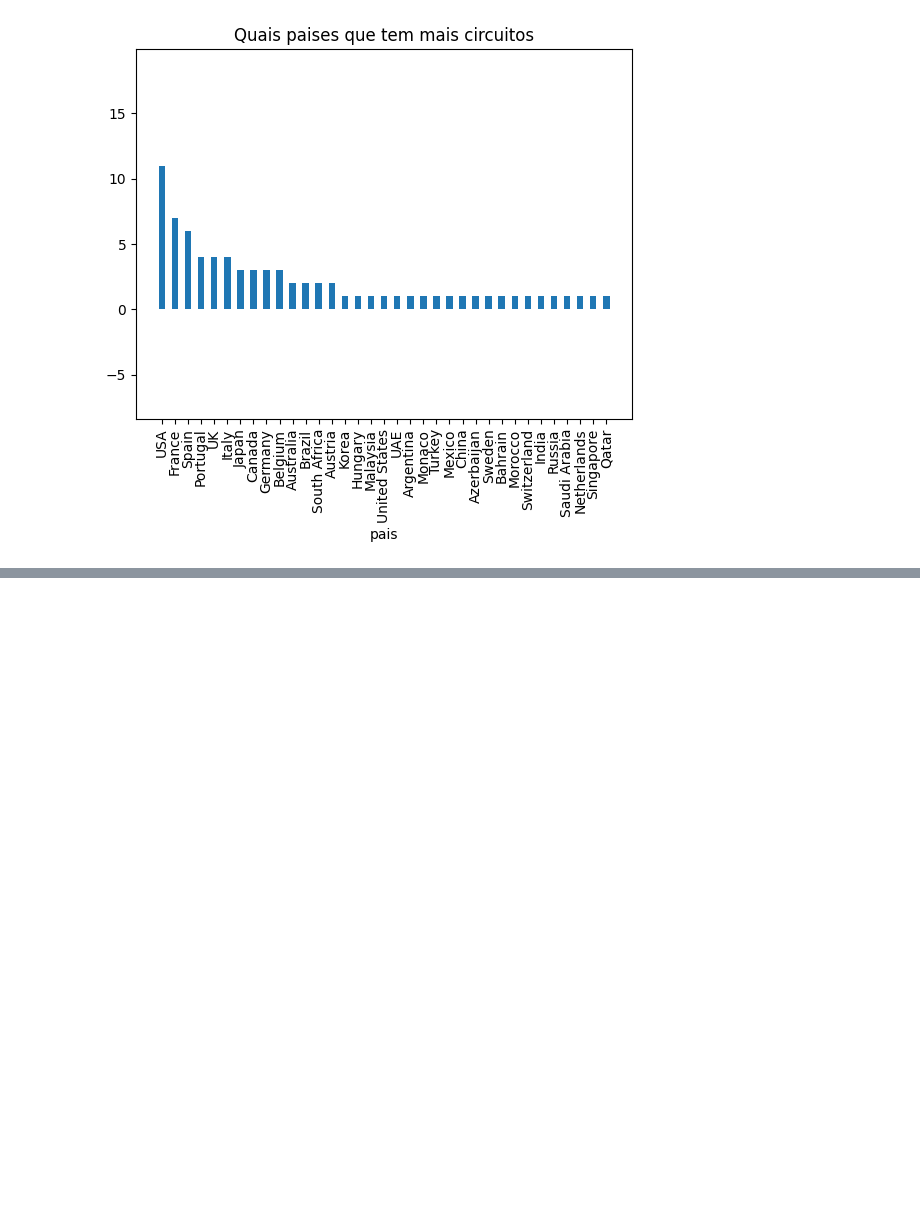
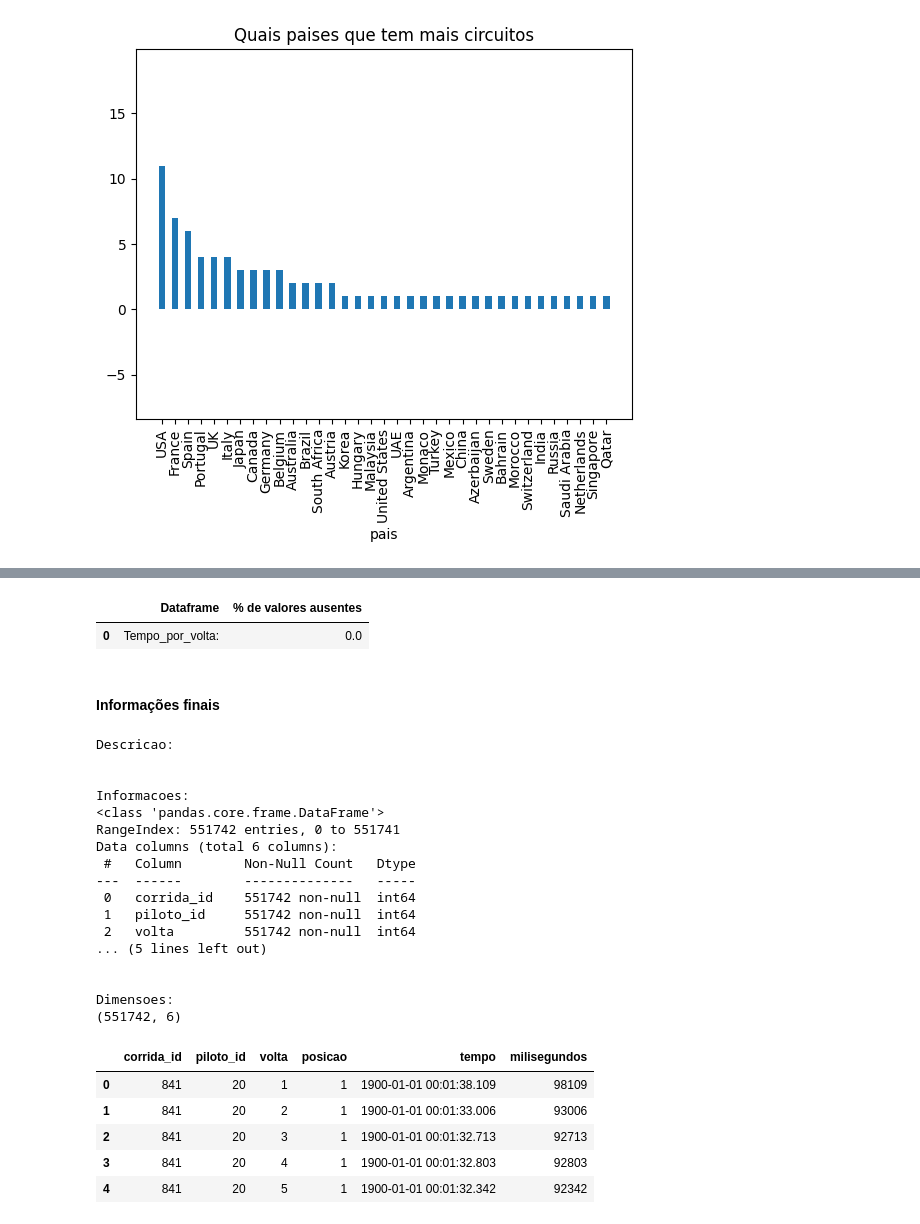
Before and after one commit to augustopinho/fatec_ipi_projeto_integrador_3, a Jupyter notebook: tratamento_dados.ipynb, the cells around one changed output, grey strips where cells are left out. Saved outputs shown, nothing was run; the diff lists cells and outputs as text; code cells hidden in the pictures; blank space fills up the shorter version.

```diff
--- a/tratamento_dados.ipynb
+++ b/tratamento_dados.ipynb
@@ -304,0 +392,59 @@ plt.show()
+# %%
+#Calcula o percentual de valores ausentes
+def perc_na(df: pd.DataFrame) -> float:
+    return np.count_nonzero(df.isnull().values) / (df.shape[0] * df.shape[1]) * 100.0
+
+
+pd.DataFrame([
+    ["Tempo_por_volta:", perc_na(tempo_por_volta)]
+], columns=["Dataframe", "% de valores ausentes"])
+# %% [output]
+|  | Dataframe | % de valores ausentes |
+| 0 | Tempo_por_volta: | 0.0 |
+# %% [markdown]
+#### Informações finais
+# %%
+#Informações
+tempo_por_volta.columns
+tempo_por_volta.shape
+tempo_por_volta.dtypes
+
+print("Descricao: ")
+tempo_por_volta.describe()
+print("\n")
+
+# Obtendo informações sobre as colunas
+print("Informacoes: ")
+tempo_por_volta.info()
+print("\n")
+
+
+print("Dimensoes: ")
+print(tempo_por_volta.shape)
+print("\n")
+
+tempo_por_volta.head(5)
+# %% [output]
+Descricao:
+
+
+Informacoes:
+<class 'pandas.core.frame.DataFrame'>
+RangeIndex: 551742 entries, 0 to 551741
+Data columns (total 6 columns):
+ #   Column        Non-Null Count   Dtype
+---  ------        --------------   -----
+ 0   corrida_id    551742 non-null  int64
+ 1   piloto_id     551742 non-null  int64
+ 2   volta         551742 non-null  int64
+... (5 lines left out)
+
+
+Dimensoes:
+(551742, 6)
+|  | corrida_id | piloto_id | volta | posicao | tempo | milisegundos |
+| 0 | 841 | 20 | 1 | 1 | 1900-01-01 00:01:38.109 | 98109 |
+| 1 | 841 | 20 | 2 | 1 | 1900-01-01 00:01:33.006 | 93006 |
+| 2 | 841 | 20 | 3 | 1 | 1900-01-01 00:01:32.713 | 92713 |
+| 3 | 841 | 20 | 4 | 1 | 1900-01-01 00:01:32.803 | 92803 |
+| 4 | 841 | 20 | 5 | 1 | 1900-01-01 00:01:32.342 | 92342 |
```
Also changed, not shown: parts of 12 cells of this notebook.
